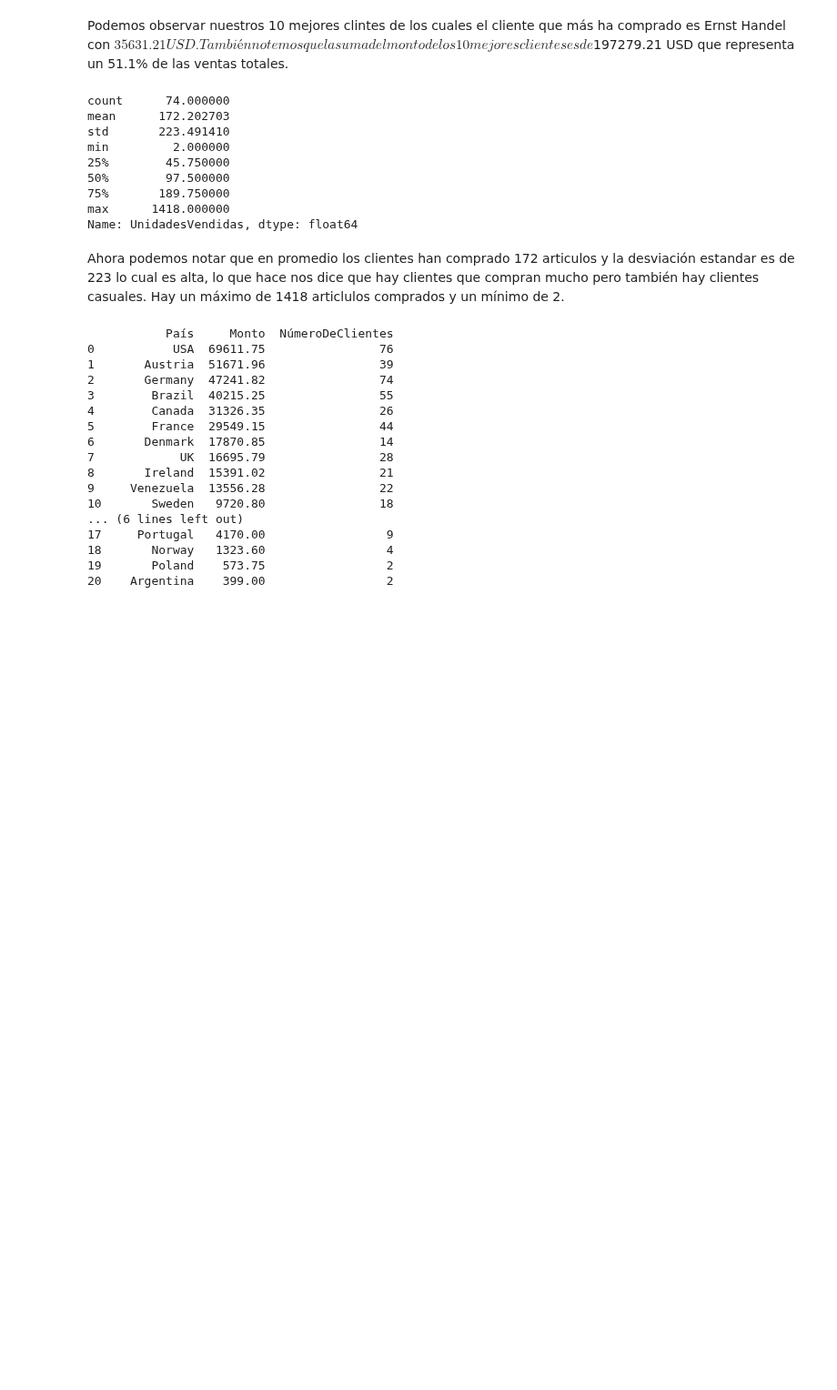
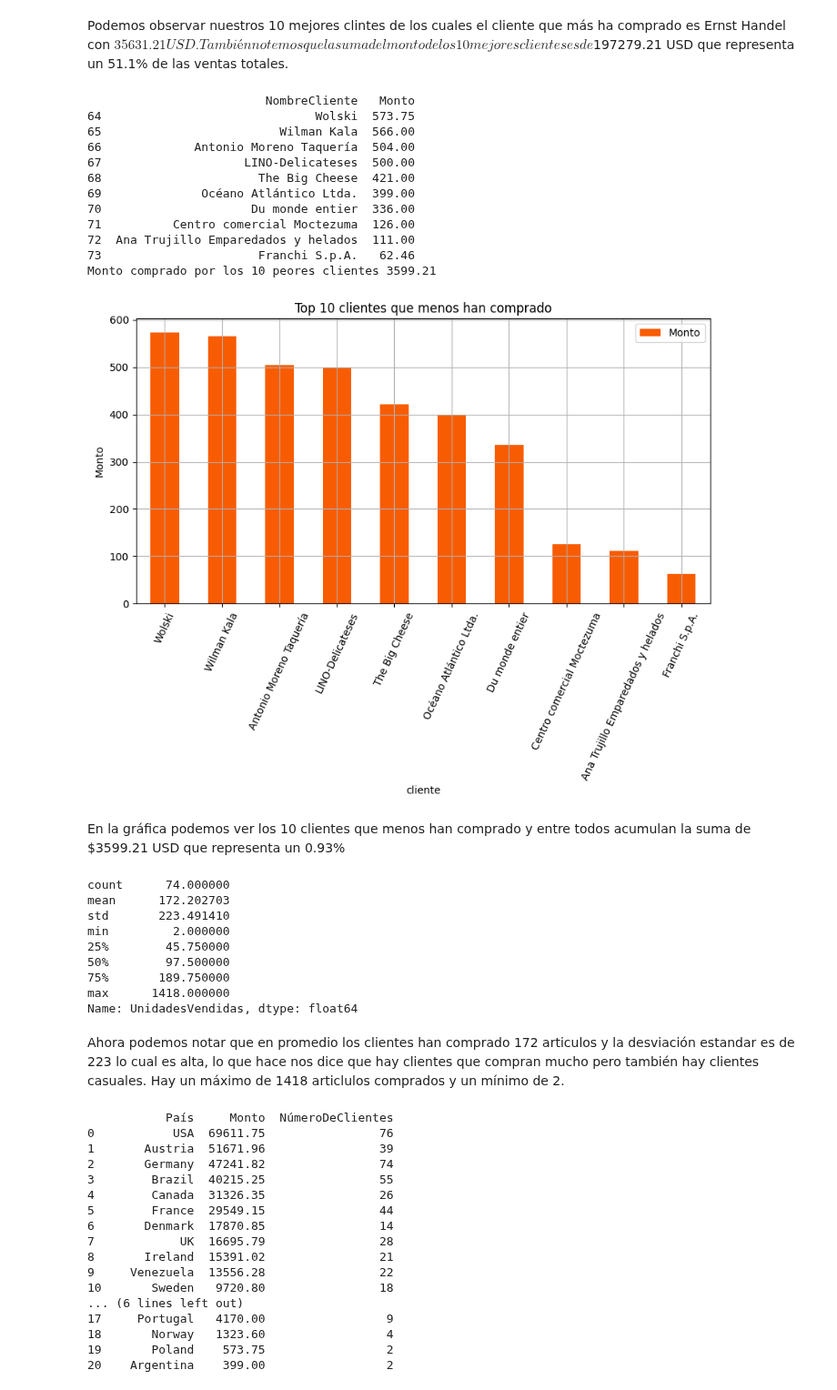
Before and after one commit to arieldatascientist/Northwind_end-to-end-ventas-forecasting-and-segmentation, a Jupyter notebook: notebooks/EDA_Northwind.ipynb, the cells around one changed output. Shown at 91% size. Drawn from its saved outputs; the diff is of its cells as text; code cells hidden in the pictures; blank space fills up the shorter version.

```diff
--- a/notebooks/EDA_Northwind.ipynb
+++ b/notebooks/EDA_Northwind.ipynb
@@ -132,5 +132,33 @@ El monto acumulado de los mejores 10 clientes es de:  197279.21000000002
 # %% [markdown]
 Podemos observar nuestros 10 mejores clintes de los cuales el cliente que más ha comprado es Ernst Handel con $35631.21 USD. También notemos que la suma del monto de los 10 mejores clientes es de $197279.21 USD que representa un 51.1% de las ventas totales.
+# %%
+Peores10_clientes = clientes_ventas[["NombreCliente", "Monto"]].tail(10)
+print(Peores10_clientes)
+print("Monto comprado por los 10 peores clientes", Peores10_clientes["Monto"].sum())
+
+Peores10_clientes.plot(x='NombreCliente', y='Monto', figsize=(10, 5), color='#F85C02', kind='bar')
+plt.title("Top 10 clientes que menos han comprado")
+plt.grid()
+plt.xlabel("cliente")
+plt.ylabel("Monto")
+plt.xticks(rotation=65)
+plt.show()
+# %% [output]
+                         NombreCliente   Monto
+64                              Wolski  573.75
+65                         Wilman Kala  566.00
+66             Antonio Moreno Taquería  504.00
+67                    LINO-Delicateses  500.00
+68                      The Big Cheese  421.00
+69              Océano Atlántico Ltda.  399.00
+70                     Du monde entier  336.00
+71          Centro comercial Moctezuma  126.00
+72  Ana Trujillo Emparedados y helados  111.00
+73                      Franchi S.p.A.   62.46
+Monto comprado por los 10 peores clientes 3599.21
+[figure, added]
+# %% [markdown]
+En la gráfica podemos ver los 10 clientes que menos han comprado y entre todos acumulan la suma de $3599.21 USD que representa un 0.93%
 # %%
 print(clientes_ventas["UnidadesVendidas"].describe())
 # %% [output]
```
Also changed, not shown: parts of 9 cells of this notebook.
